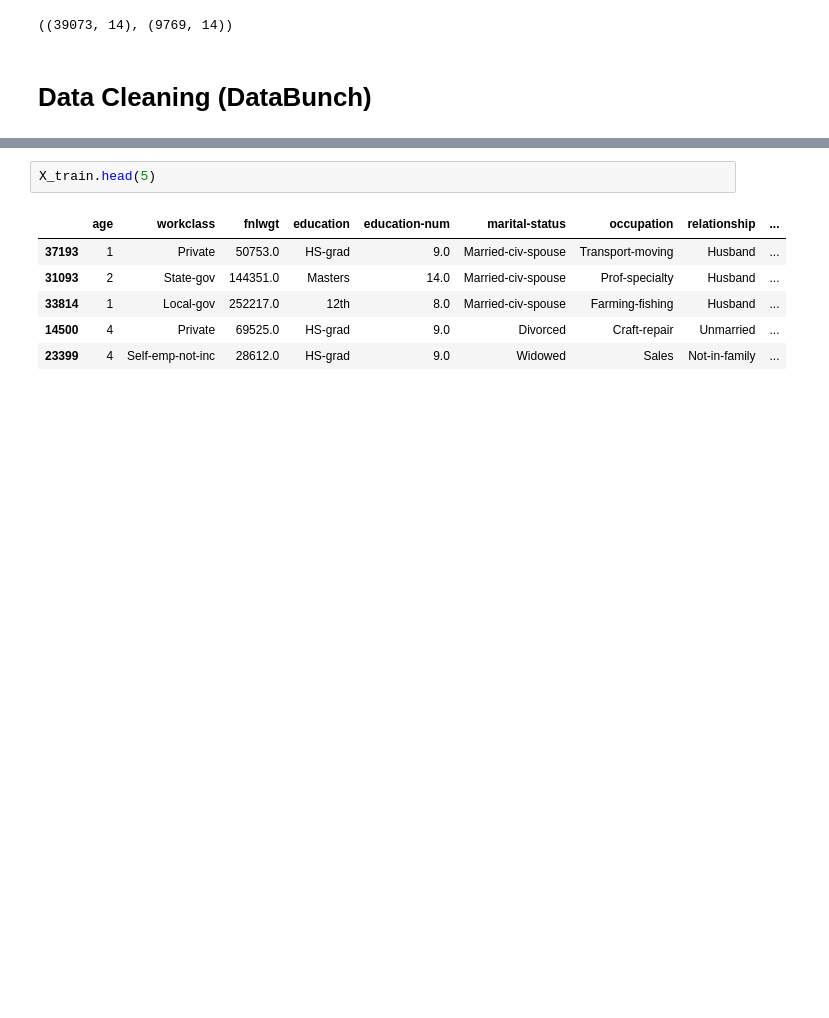
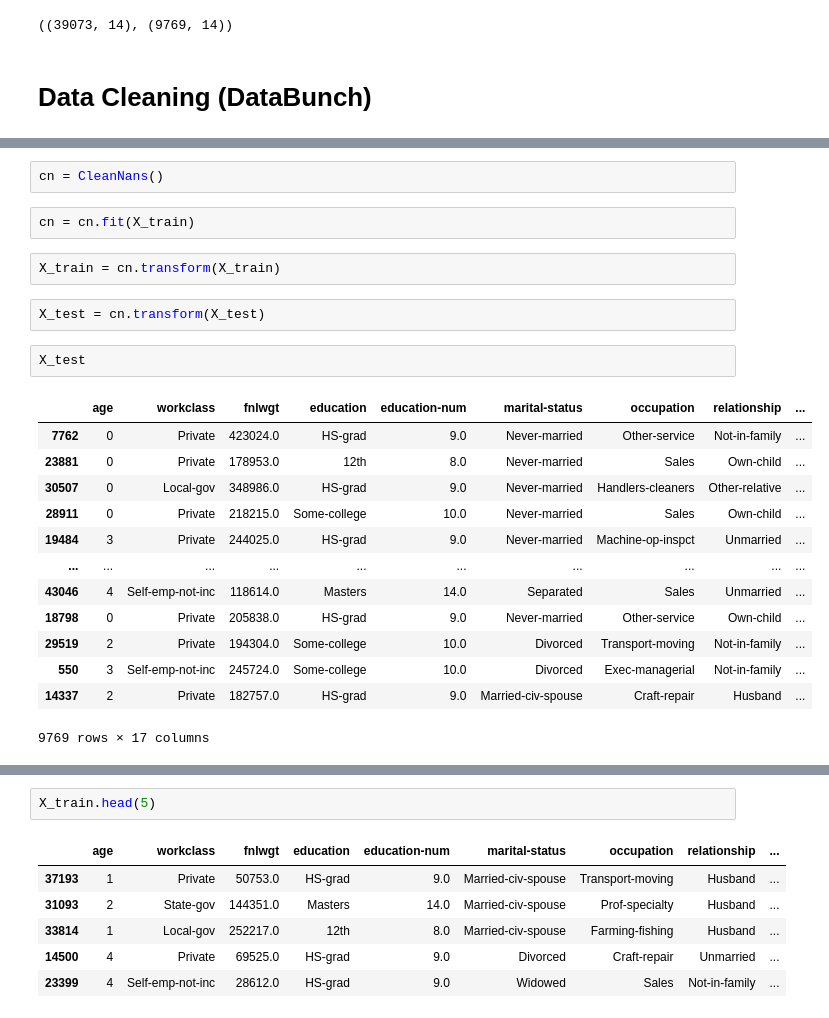
Before and after one commit to Alex-Lekov/AutoML_Alex, a Jupyter notebook: 03_Data_Cleaning_and_Encoding_(DataBunch).ipynb, the cells around one changed output, grey strips where cells are left out. Drawn from its saved outputs; the diff is of its cells as text; blank space fills up the shorter version.

```diff
--- a/examples/03_Data_Cleaning_and_Encoding_(DataBunch).ipynb
+++ b/03_Data_Cleaning_and_Encoding_(DataBunch).ipynb
@@ -40,0 +121,24 @@ X_train.shape, X_test.shape
+# %%
+cn = CleanNans()
+# %%
+cn = cn.fit(X_train)
+# %%
+X_train = cn.transform(X_train)
+# %%
+X_test = cn.transform(X_test)
+# %%
+X_test
+# %% [output]
+|  | age | workclass | fnlwgt | education | education-num | marital-status | occupation | relationship | ... |
+| 7762 | 0 | Private | 423024.0 | HS-grad | 9.0 | Never-married | Other-service | Not-in-family | ... |
+| 23881 | 0 | Private | 178953.0 | 12th | 8.0 | Never-married | Sales | Own-child | ... |
+| 30507 | 0 | Local-gov | 348986.0 | HS-grad | 9.0 | Never-married | Handlers-cleaners | Other-relative | ... |
+| 28911 | 0 | Private | 218215.0 | Some-college | 10.0 | Never-married | Sales | Own-child | ... |
+| 19484 | 3 | Private | 244025.0 | HS-grad | 9.0 | Never-married | Machine-op-inspct | Unmarried | ... |
+| ... | ... | ... | ... | ... | ... | ... | ... | ... | ... |
+| 43046 | 4 | Self-emp-not-inc | 118614.0 | Masters | 14.0 | Separated | Sales | Unmarried | ... |
+| 18798 | 0 | Private | 205838.0 | HS-grad | 9.0 | Never-married | Other-service | Own-child | ... |
+| 29519 | 2 | Private | 194304.0 | Some-college | 10.0 | Divorced | Transport-moving | Not-in-family | ... |
+| 550 | 3 | Self-emp-not-inc | 245724.0 | Some-college | 10.0 | Divorced | Exec-managerial | Not-in-family | ... |
+| 14337 | 2 | Private | 182757.0 | HS-grad | 9.0 | Married-civ-spouse | Craft-repair | Husband | ... |
+9769 rows × 17 columns
```
Also changed, not shown: parts of 4 cells of this notebook, 9 other files.
